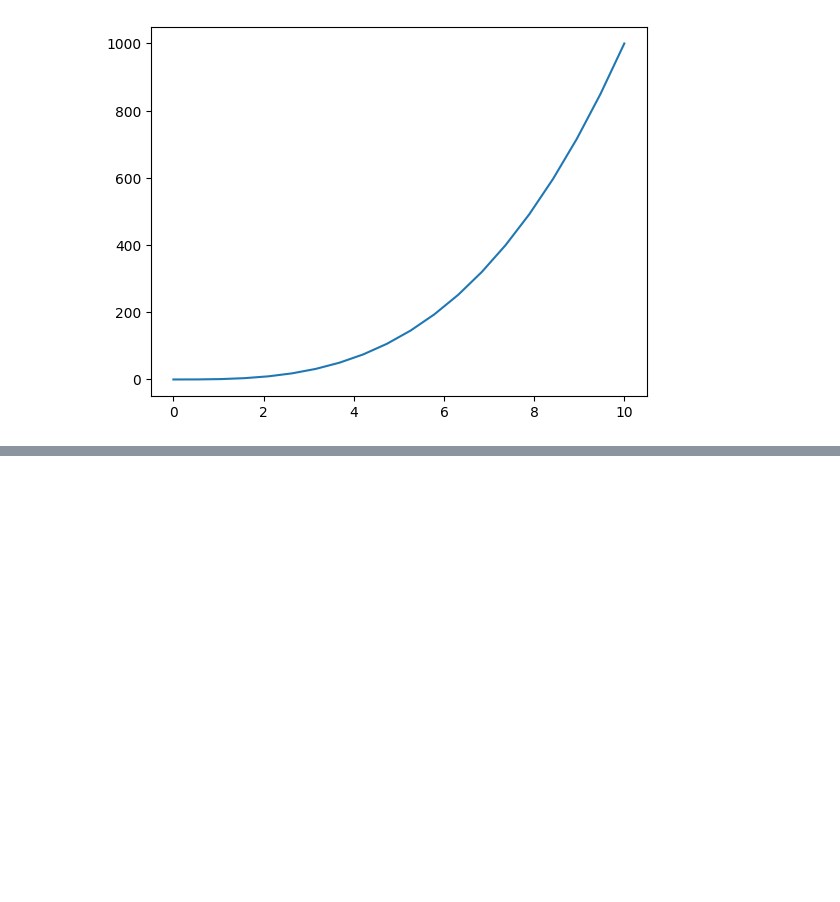
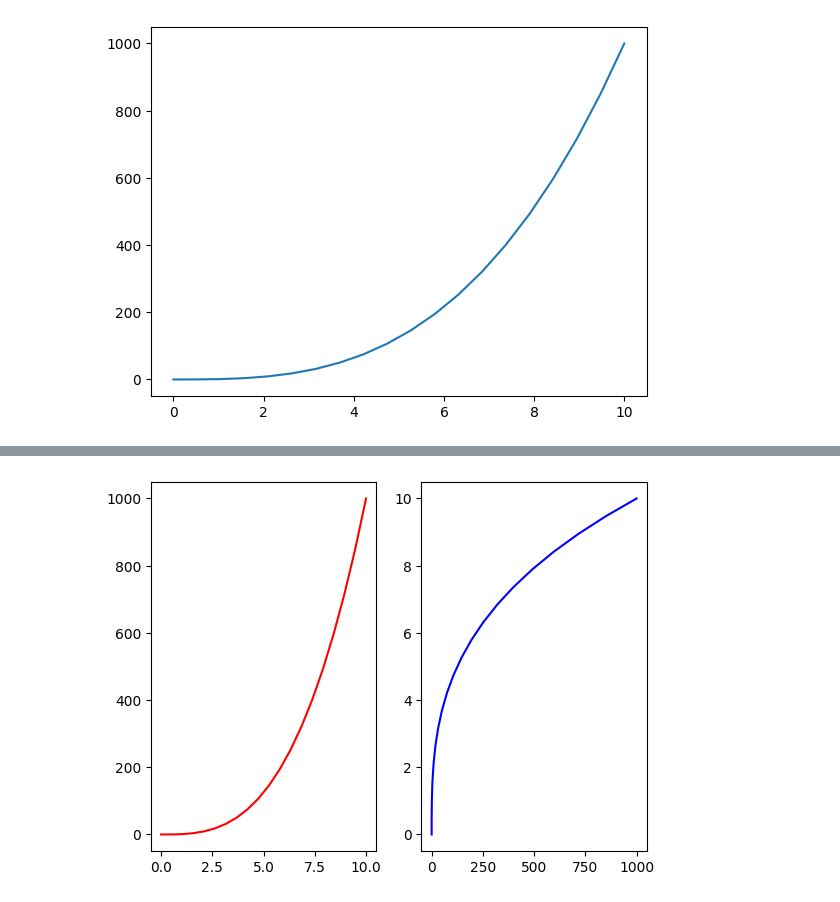
Before and after one commit to enistolgasn/Data-Science-and-Machine-Learning, a Jupyter notebook: 15 - Matplotlib/intro_to_matplotlib.ipynb, the cells around one changed output, grey strips where cells are left out. Saved outputs shown, nothing was run; the diff lists cells and outputs as text; code cells hidden in the pictures; blank space fills up the shorter version.

```diff
--- a/15 - Matplotlib/intro_to_matplotlib.ipynb
+++ b/15 - Matplotlib/intro_to_matplotlib.ipynb
@@ -60,0 +66,8 @@ plt.show()
+# %%
+plt.subplot(1, 2, 1)
+plt.plot(numpy_arr1, numpy_arr2, "r")
+plt.subplot(1, 2, 2)
+plt.plot(numpy_arr2, numpy_arr1, "b")
+plt.show()
+# %% [output]
+[figure, added]
```
Also changed, not shown: parts of 3 cells of this notebook, 1 other file.
